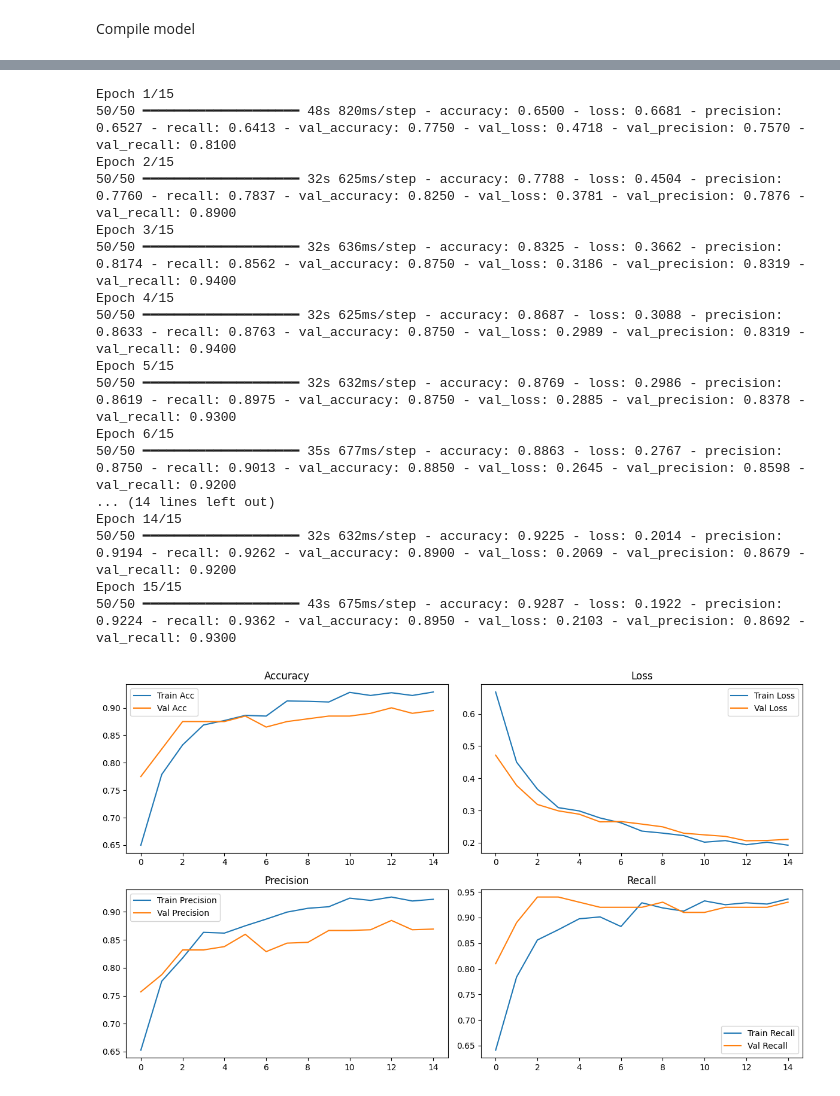
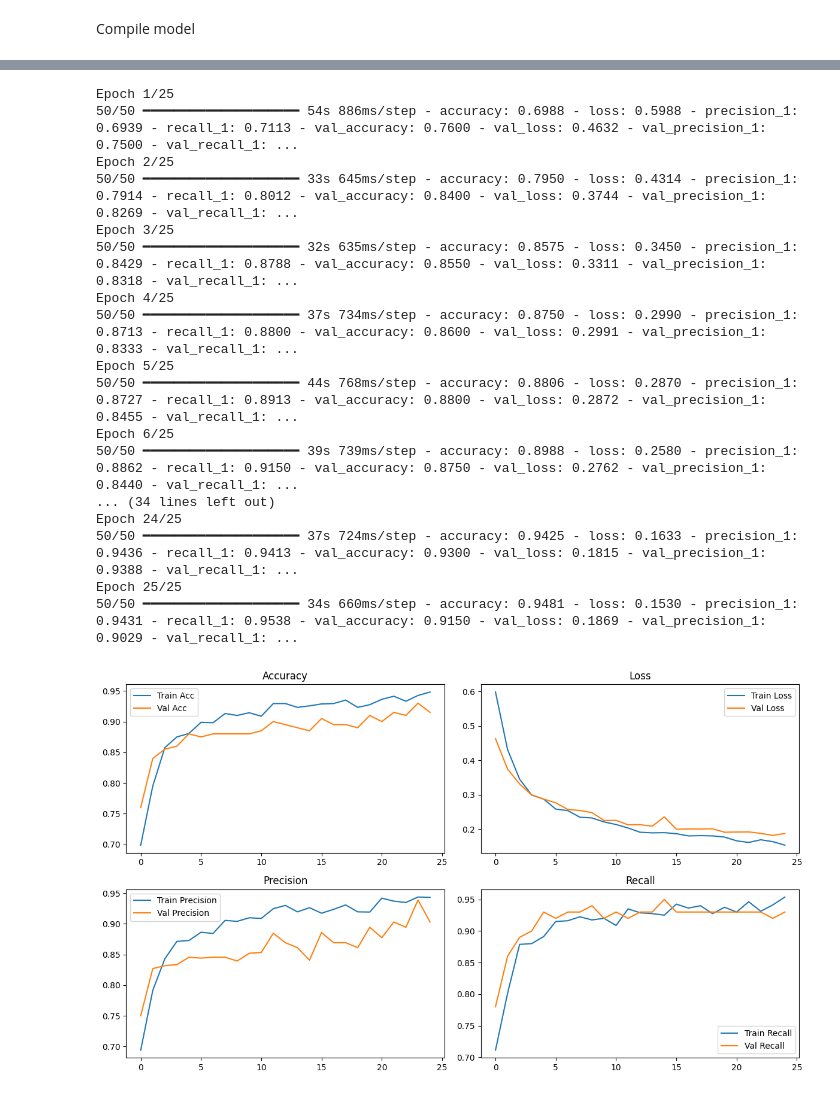
Before and after one commit to jannamorcozo/SORT-IT, a Jupyter notebook: notebooks/stage1_mobilenet_training.ipynb, the cells around one changed output, grey strips where cells are left out. Drawn from its saved outputs; the diff is of its cells as text; code cells hidden in the pictures.

Commit message:
second training notes draft

```diff
--- a/notebooks/stage1_mobilenet_training.ipynb
+++ b/notebooks/stage1_mobilenet_training.ipynb
@@ -15,7 +15,7 @@ DATASET_DIR = "../dataset_stage1"
 
 IMG_SIZE = (224, 224)
 BATCH_SIZE = 32
-EPOCHS = 15
+EPOCHS = 25
 SEED = 42
 # %%
 data_augmentation = tf.keras.Sequential([
@@ -132,55 +130,55 @@ history = model.fit(
     epochs=EPOCHS
 )
 # %% [output]
-Epoch 1/15
-50/50 ━━━━━━━━━━━━━━━━━━━━ 48s 820ms/step - accuracy: 0.6500 - loss: 0.6681 - precision: 0.6527 - recall: 0.6413 - val_accuracy: 0.7750 - val_loss: 0.4718 - val_precision: 0.7570 - val_recall: 0.8100
-Epoch 2/15
-50/50 ━━━━━━━━━━━━━━━━━━━━ 32s 625ms/step - accuracy: 0.7788 - loss: 0.4504 - precision: 0.7760 - recall: 0.7837 - val_accuracy: 0.8250 - val_loss: 0.3781 - val_precision: 0.7876 - val_recall: 0.8900
-Epoch 3/15
-50/50 ━━━━━━━━━━━━━━━━━━━━ 32s 636ms/step - accuracy: 0.8325 - loss: 0.3662 - precision: 0.8174 - recall: 0.8562 - val_accuracy: 0.8750 - val_loss: 0.3186 - val_precision: 0.8319 - val_recall: 0.9400
-Epoch 4/15
-50/50 ━━━━━━━━━━━━━━━━━━━━ 32s 625ms/step - accuracy: 0.8687 - loss: 0.3088 - precision: 0.8633 - recall: 0.8763 - val_accuracy: 0.8750 - val_loss: 0.2989 - val_precision: 0.8319 - val_recall: 0.9400
-Epoch 5/15
-50/50 ━━━━━━━━━━━━━━━━━━━━ 32s 632ms/step - accuracy: 0.8769 - loss: 0.2986 - precision: 0.8619 - recall: 0.8975 - val_accuracy: 0.8750 - val_loss: 0.2885 - val_precision: 0.8378 - val_recall: 0.9300
-Epoch 6/15
-50/50 ━━━━━━━━━━━━━━━━━━━━ 35s 677ms/step - accuracy: 0.8863 - loss: 0.2767 - precision: 0.8750 - recall: 0.9013 - val_accuracy: 0.8850 - val_loss: 0.2645 - val_precision: 0.8598 - val_recall: 0.9200
-... (14 lines left out)
-Epoch 14/15
-50/50 ━━━━━━━━━━━━━━━━━━━━ 32s 632ms/step - accuracy: 0.9225 - loss: 0.2014 - precision: 0.9194 - recall: 0.9262 - val_accuracy: 0.8900 - val_loss: 0.2069 - val_precision: 0.8679 - val_recall: 0.9200
-Epoch 15/15
-50/50 ━━━━━━━━━━━━━━━━━━━━ 43s 675ms/step - accuracy: 0.9287 - loss: 0.1922 - precision: 0.9224 - recall: 0.9362 - val_accuracy: 0.8950 - val_loss: 0.2103 - val_precision: 0.8692 - val_recall: 0.9300
+Epoch 1/25
+50/50 ━━━━━━━━━━━━━━━━━━━━ 54s 886ms/step - accuracy: 0.6988 - loss: 0.5988 - precision_1: 0.6939 - recall_1: 0.7113 - val_accuracy: 0.7600 - val_loss: 0.4632 - val_precision_1: 0.7500 - val_recall_1: ...
+Epoch 2/25
+50/50 ━━━━━━━━━━━━━━━━━━━━ 33s 645ms/step - accuracy: 0.7950 - loss: 0.4314 - precision_1: 0.7914 - recall_1: 0.8012 - val_accuracy: 0.8400 - val_loss: 0.3744 - val_precision_1: 0.8269 - val_recall_1: ...
+Epoch 3/25
+50/50 ━━━━━━━━━━━━━━━━━━━━ 32s 635ms/step - accuracy: 0.8575 - loss: 0.3450 - precision_1: 0.8429 - recall_1: 0.8788 - val_accuracy: 0.8550 - val_loss: 0.3311 - val_precision_1: 0.8318 - val_recall_1: ...
+Epoch 4/25
+50/50 ━━━━━━━━━━━━━━━━━━━━ 37s 734ms/step - accuracy: 0.8750 - loss: 0.2990 - precision_1: 0.8713 - recall_1: 0.8800 - val_accuracy: 0.8600 - val_loss: 0.2991 - val_precision_1: 0.8333 - val_recall_1: ...
+Epoch 5/25
+50/50 ━━━━━━━━━━━━━━━━━━━━ 44s 768ms/step - accuracy: 0.8806 - loss: 0.2870 - precision_1: 0.8727 - recall_1: 0.8913 - val_accuracy: 0.8800 - val_loss: 0.2872 - val_precision_1: 0.8455 - val_recall_1: ...
+Epoch 6/25
+50/50 ━━━━━━━━━━━━━━━━━━━━ 39s 739ms/step - accuracy: 0.8988 - loss: 0.2580 - precision_1: 0.8862 - recall_1: 0.9150 - val_accuracy: 0.8750 - val_loss: 0.2762 - val_precision_1: 0.8440 - val_recall_1: ...
+... (34 lines left out)
+Epoch 24/25
+50/50 ━━━━━━━━━━━━━━━━━━━━ 37s 724ms/step - accuracy: 0.9425 - loss: 0.1633 - precision_1: 0.9436 - recall_1: 0.9413 - val_accuracy: 0.9300 - val_loss: 0.1815 - val_precision_1: 0.9388 - val_recall_1: ...
+Epoch 25/25
+50/50 ━━━━━━━━━━━━━━━━━━━━ 34s 660ms/step - accuracy: 0.9481 - loss: 0.1530 - precision_1: 0.9431 - recall_1: 0.9538 - val_accuracy: 0.9150 - val_loss: 0.1869 - val_precision_1: 0.9029 - val_recall_1: ...
 # %%
 plt.figure(figsize=(12, 7))
 
 # Accuracy
 plt.subplot(2, 2, 1)
 plt.plot(history.history["accuracy"], label="Train Acc")
 plt.plot(history.history["val_accuracy"], label="Val Acc")
 plt.legend()
 plt.title("Accuracy")
 
 # Loss
 plt.subplot(2, 2, 2)
 plt.plot(history.history["loss"], label="Train Loss")
 plt.plot(history.history["val_loss"], label="Val Loss")
 plt.legend()
 plt.title("Loss")
 
 # Precision
 plt.subplot(2, 2, 3)
-plt.plot(history.history["precision"], label="Train Precision")
-plt.plot(history.history["val_precision"], label="Val Precision")
+plt.plot(history.history["precision_1"], label="Train Precision")
+plt.plot(history.history["val_precision_1"], label="Val Precision")
 plt.legend()
 plt.title("Precision")
 
 # Recall
 plt.subplot(2, 2, 4)
-plt.plot(history.history["recall"], label="Train Recall")
-plt.plot(history.history["val_recall"], label="Val Recall")
+plt.plot(history.history["recall_1"], label="Train Recall")
+plt.plot(history.history["val_recall_1"], label="Val Recall")
 plt.legend()
 plt.title("Recall")
 
 plt.tight_layout()
 plt.show()
 # %% [output]
-[figure, old version]
+[figure, new version]
```
Also changed, not shown: parts of 8 cells of this notebook, 5 other files.
